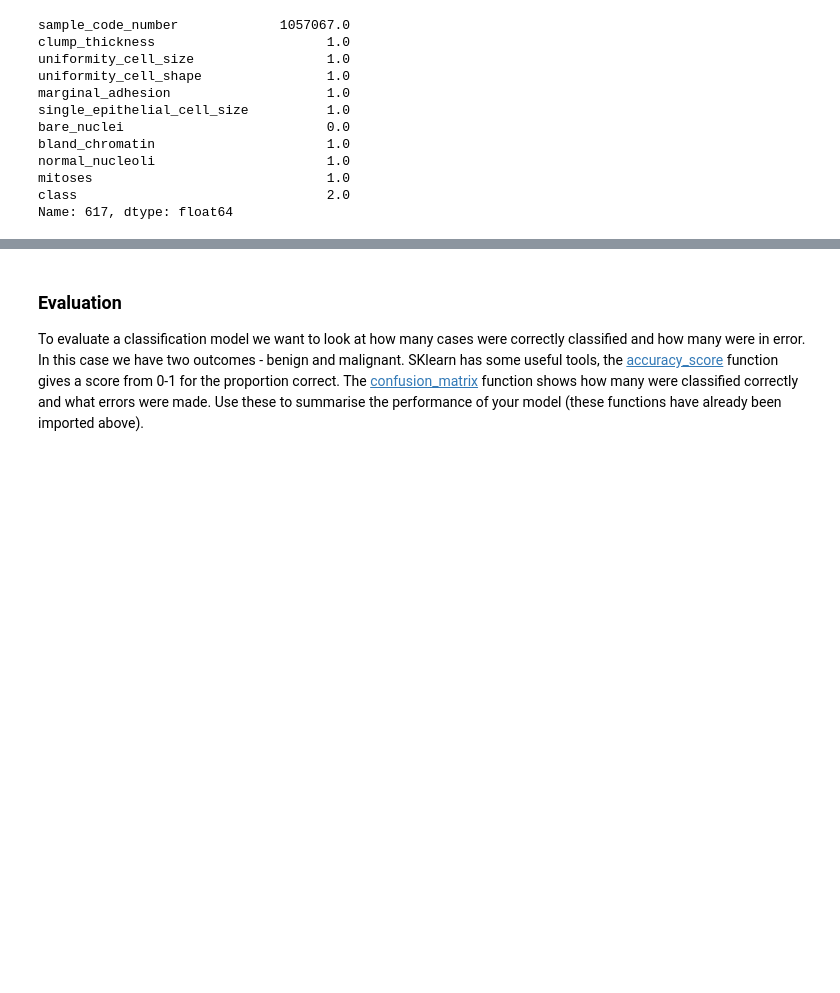
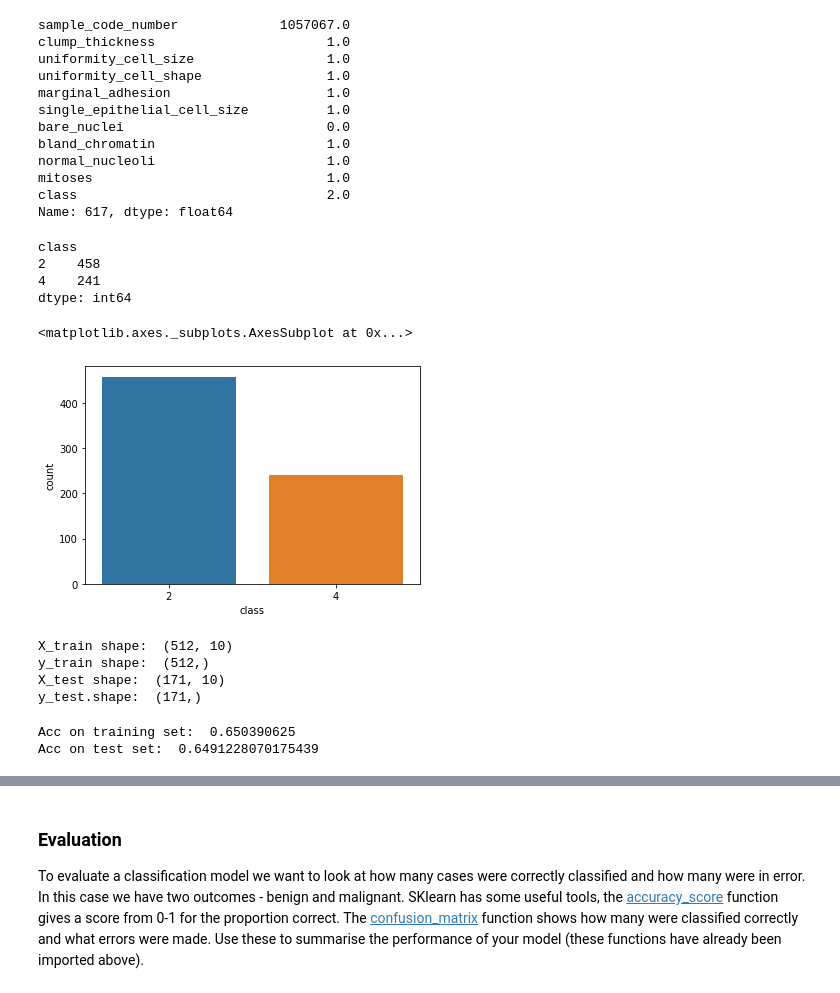
Before and after one commit to bhagyashreedhebe/MQ_DataScience, a Jupyter notebook: COMP6200 Week 6.ipynb, the cells around one changed output, grey strips where cells are left out. Drawn from its saved outputs; the diff is of its cells as text; code cells hidden in the pictures; blank space fills up the shorter version.

```diff
--- a/COMP6200 Week 6.ipynb
+++ b/COMP6200 Week 6.ipynb
@@ -115,0 +116,28 @@ Name: 617, dtype: float64
+# %%
+bcancerFilled.groupby('class').size()
+# %% [output]
+class
+2    458
+4    241
+dtype: int64
+# %%
+import seaborn as sns
+sns.countplot(bcancerFilled['class'], label="Count")
+# %% [output]
+<matplotlib.axes._subplots.AxesSubplot at 0x...>
+[figure, added]
+# %%
+# Build your first model - defining training and test data sets
+from sklearn.model_selection import train_test_split
+X_train, X_test, y_train, y_test = train_test_split(bcancerDrop.drop(['class'], axis=1), bcancerDrop['class'], stratify=bcancerDrop['class'], random_state=7)
+
+# checking shapes of each
+print("X_train shape: ", X_train.shape)
+print("y_train shape: ", y_train.shape)
+print("X_test shape: ", X_test.shape)
+print("y_test.shape: ", y_test.shape)
+# %% [output]
+X_train shape:  (512, 10)
+y_train shape:  (512,)
+X_test shape:  (171, 10)
+y_test.shape:  (171,)
@@ -115,0 +151,15 @@ Name: 617, dtype: float64
+# %%
+from sklearn.metrics import accuracy_score
+
+# making predictions on training and test set
+y_pred_train = lr.predict(X_train)
+y_pred_test = lr.predict(X_test)
+
+# calculating accuracy score on training set
+print("Acc on training set: ", accuracy_score(y_train, y_pred_train, normalize=True))
+
+# calculating accuracy score on test set
+print("Acc on test set: ", accuracy_score(y_test, y_pred_test, normalize=True))
+# %% [output]
+Acc on training set:  0.650390625
+Acc on test set:  0.6491228070175439
```
Also changed, not shown: parts of 4 cells of this notebook.
